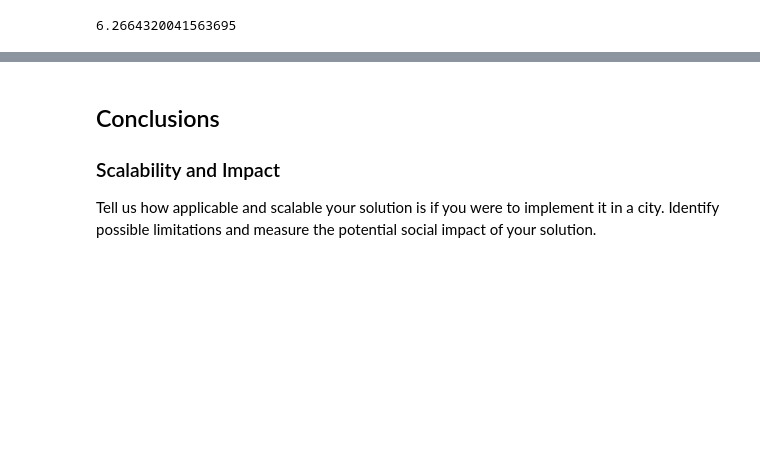
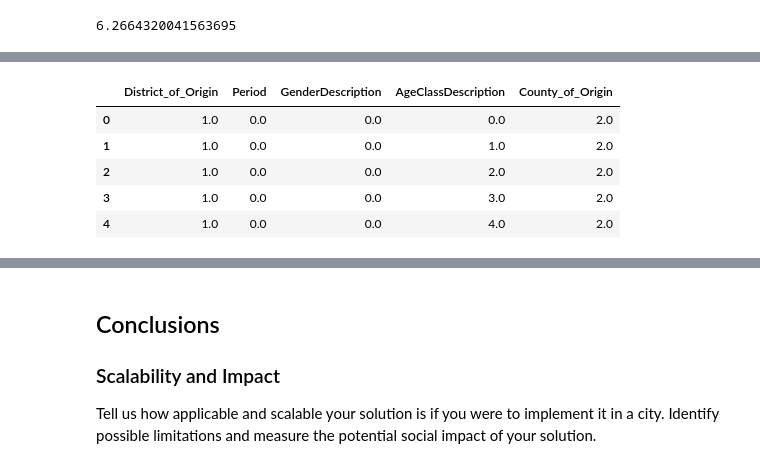
Before and after one commit to desaizeeshan22/World-data-league, a Jupyter notebook: Notebook_Submission.ipynb, the cells around one changed output, grey strips where cells are left out. Cells and saved outputs as stored; diff of their text form; code cells hidden in the pictures; blank space fills up the shorter version.

```diff
--- a/Notebook_Submission.ipynb
+++ b/Notebook_Submission.ipynb
@@ -403,0 +443,8 @@ DecisionTreeRegressor()
+# %%
+feature1 = df['District_of_Origin']
+feature2 = df['Period']
+feature3 = df['GenderDescription']
+feature4 = df['AgeClassDescription']
+feature5 = df['County_of_Origin']
+# %%
+features = [feature1,feature2,feature3,feature4,feature5]
@@ -403,0 +453,9 @@ DecisionTreeRegressor()
+# %%
+X.head()
+# %% [output]
+|  | District_of_Origin | Period | GenderDescription | AgeClassDescription | County_of_Origin |
+| 0 | 1.0 | 0.0 | 0.0 | 0.0 | 2.0 |
+| 1 | 1.0 | 0.0 | 0.0 | 1.0 | 2.0 |
+| 2 | 1.0 | 0.0 | 0.0 | 2.0 | 2.0 |
+| 3 | 1.0 | 0.0 | 0.0 | 3.0 | 2.0 |
+| 4 | 1.0 | 0.0 | 0.0 | 4.0 | 2.0 |
```
Also changed, not shown: parts of 18 cells of this notebook.
